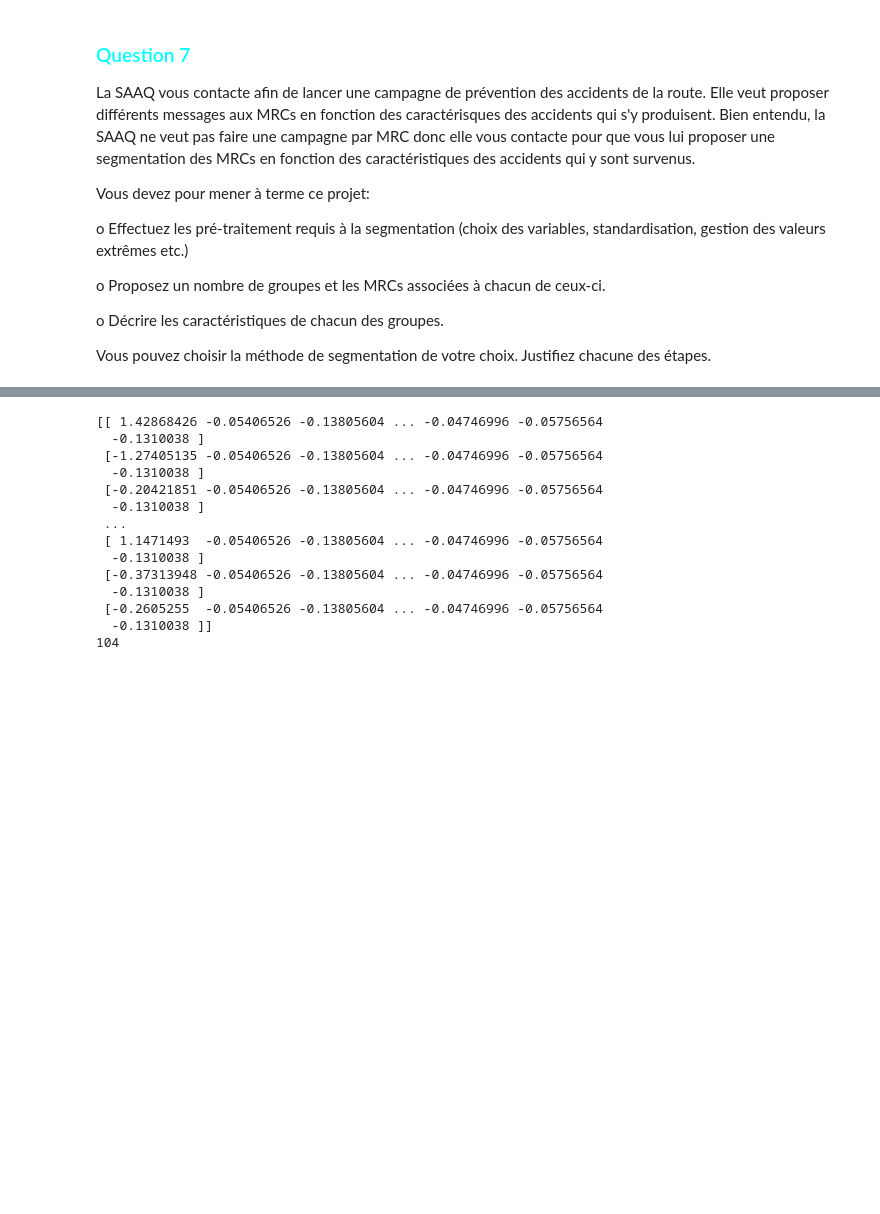
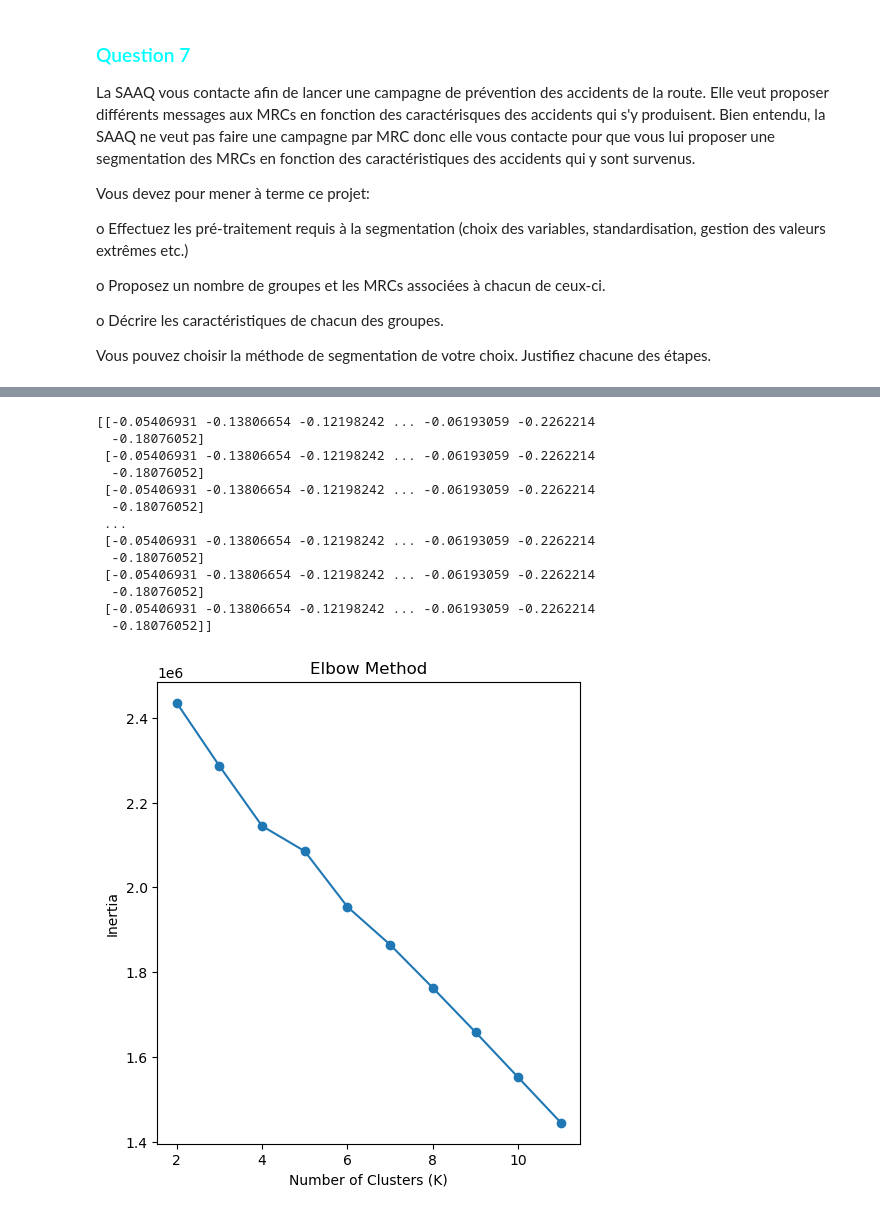
Before and after one commit to matt-tek/data-science-1, a Jupyter notebook: Equipe3-Projet-P2.ipynb, the cells around one changed output, grey strips where cells are left out. Cells and saved outputs as stored; diff of their text form; code cells hidden in the pictures; blank space fills up the shorter version.

```diff
--- a/Equipe3-Projet-P2.ipynb
+++ b/Equipe3-Projet-P2.ipynb
@@ -308,4 +310,12 @@ from sklearn.cluster import KMeans
 from sklearn.preprocessing import StandardScaler
 
 rapport_clean = pd.read_excel('./data_projet/rapports-accident-2021.xlsx')
-rapport_clean
+
+# Récupération des régions au sein du dataframe
+
+# suppression des lignes qui ont des valeurs manquantes pour les régions administratives.
+mask = rapport_clean['REG_ADM'].isna()
+rapport_clean = rapport_clean.drop(rapport_clean[mask].index, axis=0)
+region = rapport_clean['REG_ADM'].unique()
+print(rapport_clean.isna().sum())
+region
@@ -312,23 +347,41 @@ rapport_clean
 # %%
 # Récupération de toutes les variables qui seront utilisé pour le K-mean clustering
-features = rapport_clean[['AGE_CONDUCTEUR', 'gravite', 'NB_MORTS', 'NB_VICTIMES_PIETON', 'NB_VICTIMES_MOTO', 'NB_VICTIMES_VELO','MRC',]]
-selected_features = pd.get_dummies(features, columns=['gravite', 'MRC'])
+# TODO faire un graphique par mrc
 
+inertias = []
+features = rapport_clean[['gravite', 'NB_MORTS', 'NB_VICTIMES_PIETON', 'NB_VICTIMES_MOTO', 'NB_VICTIMES_VELO','REG_ADM']]
+
+selected_features = pd.get_dummies(features, columns=['gravite', 'REG_ADM'])
 scaler = StandardScaler()
 scaled_features = scaler.fit_transform(selected_features)
 print(scaled_features)
+
+# Try different values of K
+for k in range(2, 12):
+    kmeans = KMeans(n_clusters=k, random_state=42)
+    kmeans.fit(scaled_features)
+    inertias.append(kmeans.inertia_)
+
+# Plot the elbow curve
+plt.figure(figsize=(12, 6))
+plt.subplot(1, 2, 1)
+plt.plot(range(2, 12), inertias, marker='o')
+plt.xlabel('Number of Clusters (K)')
+plt.ylabel('Inertia')
+plt.title('Elbow Method')
+plt.show()
 # %% [output]
-[[ 1.42868426 -0.05406526 -0.13805604 ... -0.04746996 -0.05756564
-  -0.1310038 ]
- [-1.27405135 -0.05406526 -0.13805604 ... -0.04746996 -0.05756564
-  -0.1310038 ]
- [-0.20421851 -0.05406526 -0.13805604 ... -0.04746996 -0.05756564
-  -0.1310038 ]
+[[-0.05406931 -0.13806654 -0.12198242 ... -0.06193059 -0.2262214
+  -0.18076052]
+ [-0.05406931 -0.13806654 -0.12198242 ... -0.06193059 -0.2262214
+  -0.18076052]
+ [-0.05406931 -0.13806654 -0.12198242 ... -0.06193059 -0.2262214
+  -0.18076052]
  ...
- [ 1.1471493  -0.05406526 -0.13805604 ... -0.04746996 -0.05756564
-  -0.1310038 ]
- [-0.37313948 -0.05406526 -0.13805604 ... -0.04746996 -0.05756564
-  -0.1310038 ]
- [-0.2605255  -0.05406526 -0.13805604 ... -0.04746996 -0.05756564
-  -0.1310038 ]]
-104
+ [-0.05406931 -0.13806654 -0.12198242 ... -0.06193059 -0.2262214
+  -0.18076052]
+ [-0.05406931 -0.13806654 -0.12198242 ... -0.06193059 -0.2262214
+  -0.18076052]
+ [-0.05406931 -0.13806654 -0.12198242 ... -0.06193059 -0.2262214
+  -0.18076052]]
+[figure, added]
```
Also changed, not shown: parts of 5 cells of this notebook.
